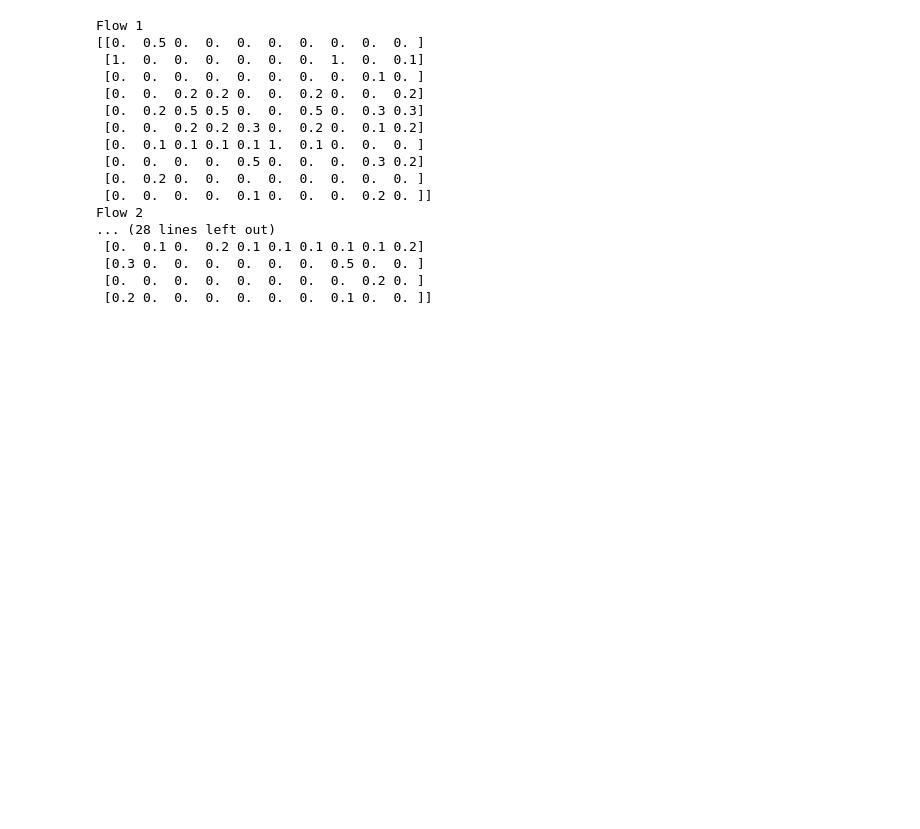
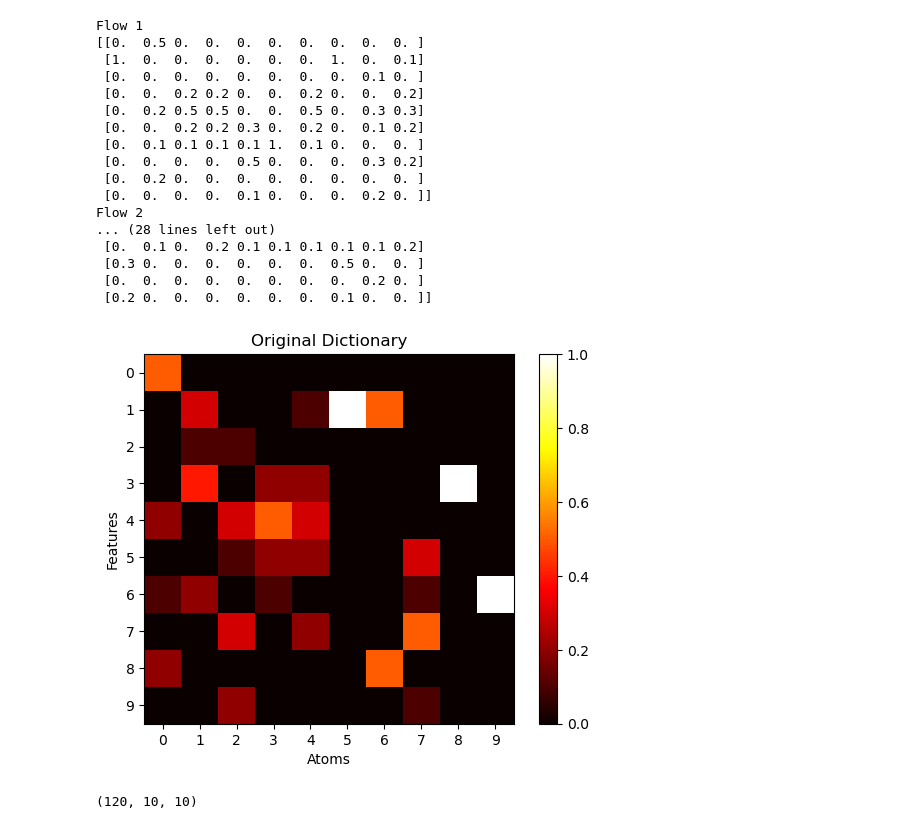
Before and after one commit to angelmdezhdez/thesis, a Jupyter notebook: exp_recon.ipynb, the cells around one changed output. Drawn from its saved outputs; the diff is of its cells as text; code cells hidden in the pictures; blank space fills up the shorter version.

```diff
--- a/exp_recon.ipynb
+++ b/exp_recon.ipynb
@@ -294,3 +294,20 @@ Flow 2
  [0.3 0.  0.  0.  0.  0.  0.  0.5 0.  0. ]
  [0.  0.  0.  0.  0.  0.  0.  0.  0.2 0. ]
  [0.2 0.  0.  0.  0.  0.  0.  0.1 0.  0. ]]
+# %%
+original_dictionary = np.load('synthetic_data2/dictionary.npy')
+plt.imshow(original_dictionary, cmap='hot', interpolation='nearest')
+plt.title('Original Dictionary')
+plt.xlabel('Atoms')
+plt.ylabel('Features')
+plt.xticks(np.arange(0, original_dictionary.shape[1], 1))
+plt.yticks(np.arange(0, original_dictionary.shape[0], 1))
+plt.colorbar()
+plt.show()
+# %% [output]
+[figure, added]
+# %%
+original_flows = np.load('synthetic_data2/flows.npy')
+original_flows.shape
+# %% [output]
+(120, 10, 10)
```
Also changed, not shown: parts of 20 cells of this notebook, 13 other files.
